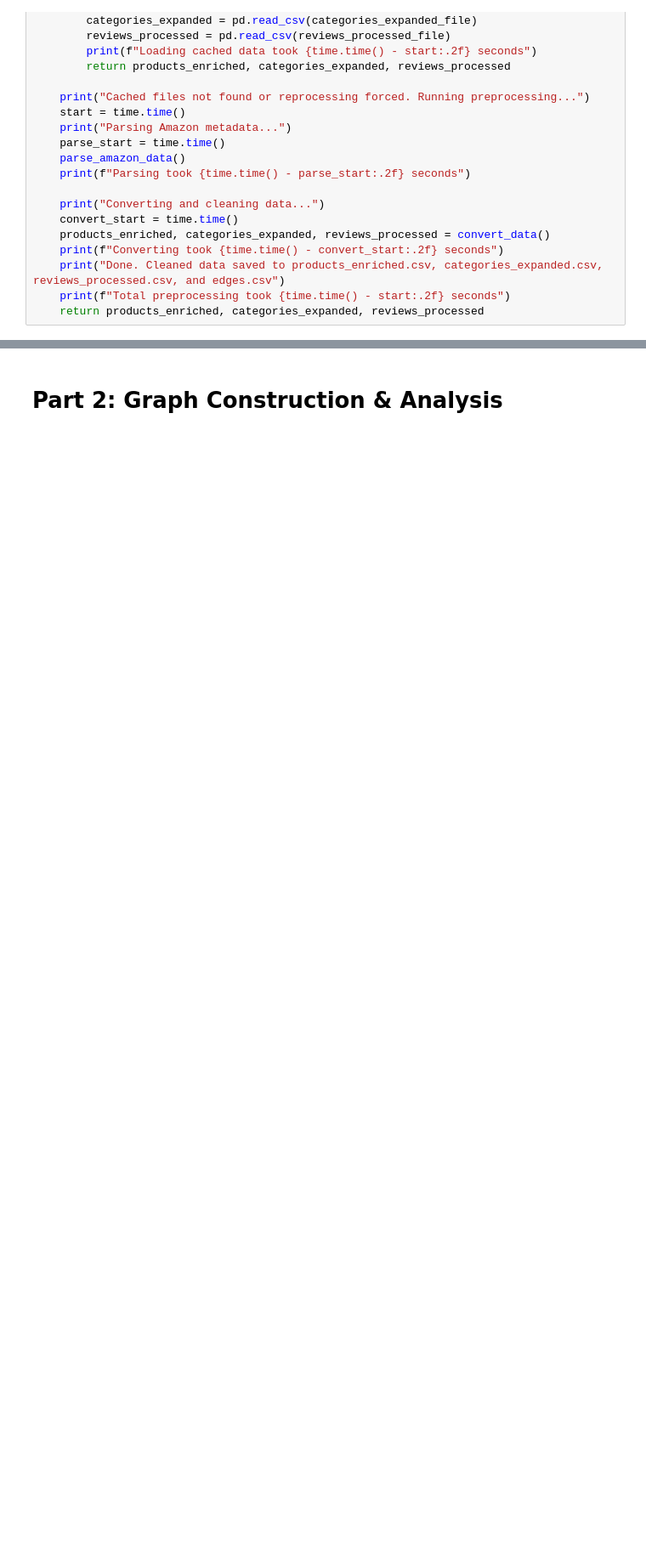
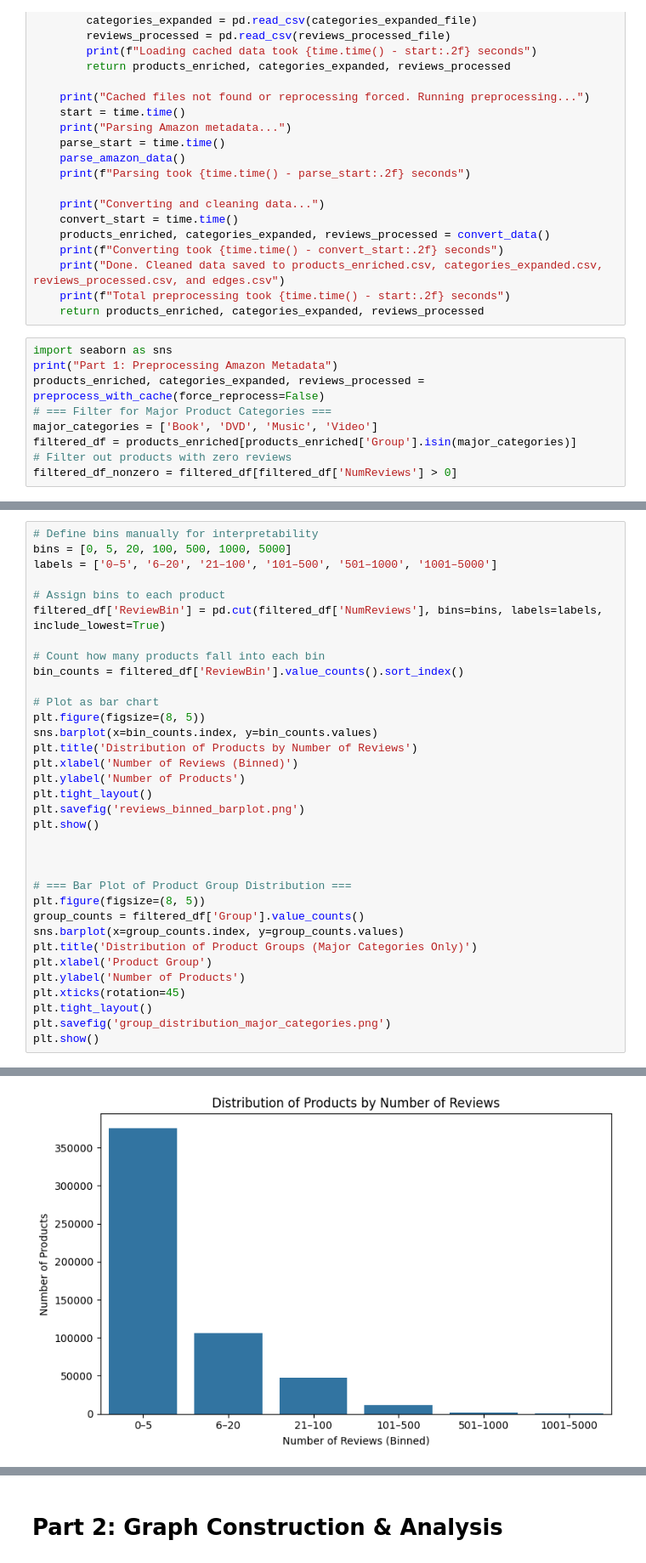
Before and after one commit to FredSadeghi/Amazon_CoPurchase_Network_Analysis, a Jupyter notebook: BigDataAmazon.ipynb, the cells around one changed output, grey strips where cells are left out. Shown: that part at 85% size. Saved outputs shown, nothing was run; the diff lists cells and outputs as text; blank space fills up the shorter version.

```diff
--- a/BigDataAmazon.ipynb
+++ b/BigDataAmazon.ipynb
@@ -378,3 +356,12 @@ def preprocess_with_cache(force_reprocess=False):
     print("Done. Cleaned data saved to products_enriched.csv, categories_expanded.csv, reviews_processed.csv, and edges.csv")
     print(f"Total preprocessing took {time.time() - start:.2f} seconds")
     return products_enriched, categories_expanded, reviews_processed
+# %%
+import seaborn as sns
+print("Part 1: Preprocessing Amazon Metadata")
+products_enriched, categories_expanded, reviews_processed = preprocess_with_cache(force_reprocess=False)
+# === Filter for Major Product Categories ===
+major_categories = ['Book', 'DVD', 'Music', 'Video']
+filtered_df = products_enriched[products_enriched['Group'].isin(major_categories)]
+# Filter out products with zero reviews
+filtered_df_nonzero = filtered_df[filtered_df['NumReviews'] > 0]
@@ -380,0 +372,35 @@ def preprocess_with_cache(force_reprocess=False):
+# %%
+# Define bins manually for interpretability
+bins = [0, 5, 20, 100, 500, 1000, 5000]
+labels = ['0–5', '6–20', '21–100', '101–500', '501–1000', '1001–5000']
+
+# Assign bins to each product
+filtered_df['ReviewBin'] = pd.cut(filtered_df['NumReviews'], bins=bins, labels=labels, include_lowest=True)
+
+# Count how many products fall into each bin
+bin_counts = filtered_df['ReviewBin'].value_counts().sort_index()
+
+# Plot as bar chart
+plt.figure(figsize=(8, 5))
+sns.barplot(x=bin_counts.index, y=bin_counts.values)
+plt.title('Distribution of Products by Number of Reviews')
+plt.xlabel('Number of Reviews (Binned)')
+plt.ylabel('Number of Products')
+plt.tight_layout()
+plt.savefig('reviews_binned_barplot.png')
+plt.show()
+
+
+
+# === Bar Plot of Product Group Distribution ===
+plt.figure(figsize=(8, 5))
+group_counts = filtered_df['Group'].value_counts()
+sns.barplot(x=group_counts.index, y=group_counts.values)
+plt.title('Distribution of Product Groups (Major Categories Only)')
+plt.xlabel('Product Group')
+plt.ylabel('Number of Products')
+plt.xticks(rotation=45)
+plt.tight_layout()
+plt.savefig('group_distribution_major_categories.png')
+plt.show()
+# %% [output]
@@ -380,0 +412 @@ def preprocess_with_cache(force_reprocess=False):
+[figure, added]
```
Also changed, not shown: parts of 7 cells of this notebook.
